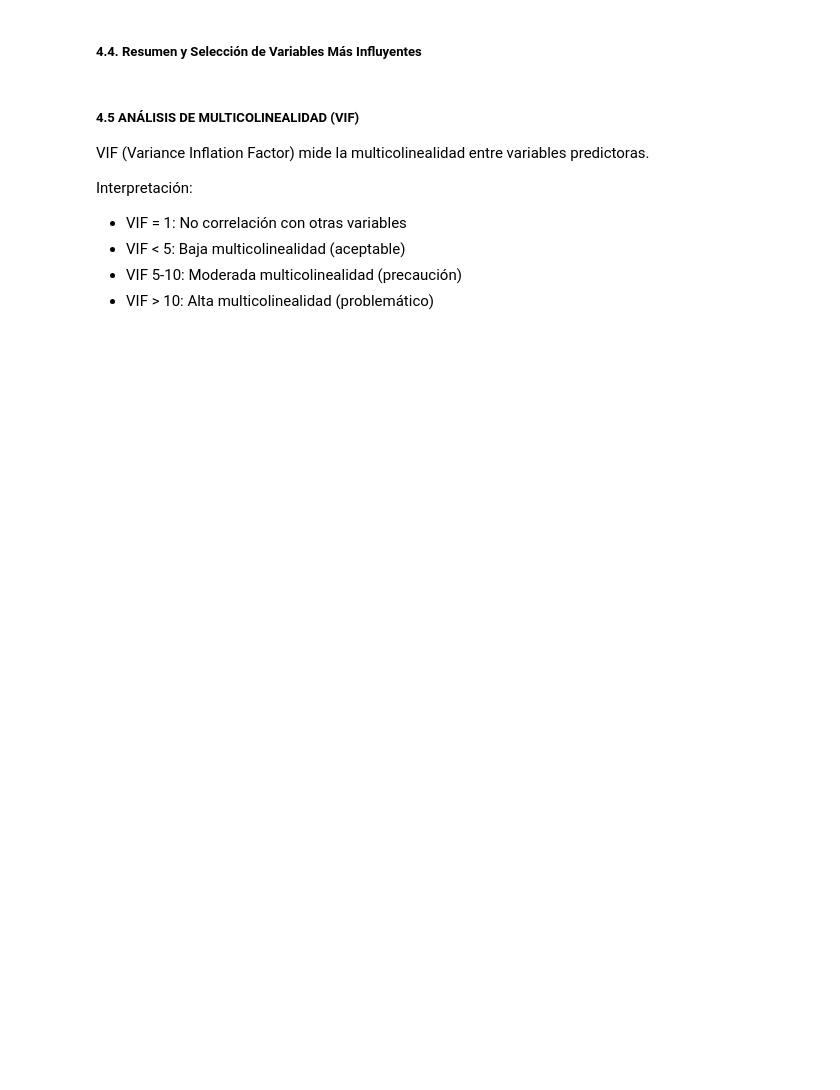
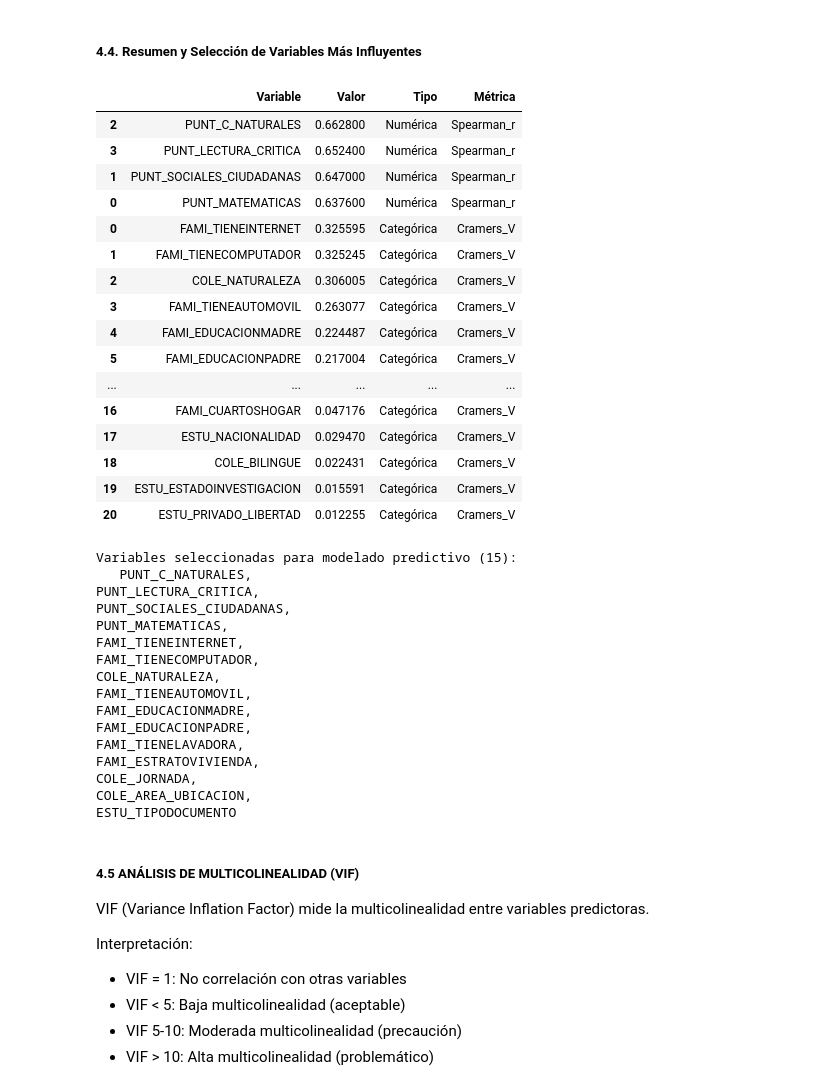
Before and after one commit to flaviofuego/Ia_EDA_analysis, a Jupyter notebook: notebooks/seccion1.ipynb, the cells around one changed output. Cells and saved outputs as stored; diff of their text form; code cells hidden in the pictures; blank space fills up the shorter version.

```diff
--- a/notebooks/seccion1.ipynb
+++ b/notebooks/seccion1.ipynb
@@ -1057,3 +1266,69 @@ with open('../outputs/seccion1/variables_seleccionadas.txt', 'w') as f:
+# %%
+# Combinar variables numéricas y categóricas
+top_numeric = corr_df[['Variable', 'Spearman_r']].copy()
+top_numeric['Tipo'] = 'Numérica'
+top_numeric['Métrica'] = 'Spearman_r'
+top_numeric.rename(columns={'Spearman_r': 'Valor'}, inplace=True)
+
+top_categorical = assoc_df[['Variable', 'Cramers_V']].copy()
+top_categorical['Tipo'] = 'Categórica'
+top_categorical['Métrica'] = 'Cramers_V'
+top_categorical.rename(columns={'Cramers_V': 'Valor'}, inplace=True)
+
+# Normalizar valores para comparar (ambos están en 0-1)
+top_combined = pd.concat([top_numeric, top_categorical]).sort_values('Valor', ascending=False)
+
+display(top_combined)
+
+# Variables seleccionadas para modelado
+selected_features = top_combined.head(15)['Variable'].tolist()
+
+print(f"Variables seleccionadas para modelado predictivo ({len(selected_features)}):")
+poto= ', \n'
+print(f"   {poto.join(selected_features)}")
+
+# Guardar lista de variables seleccionadas
+with open('../outputs/seccion1/variables_seleccionadas.txt', 'w') as f:
+    f.write("VARIABLES SELECCIONADAS PARA MODELADO\n")
+    f.write("="*60 + "\n\n")
+    f.write("Top 15 variables más influyentes sobre DESEMP_INGLES:\n\n")
+    for i, var in enumerate(selected_features, 1):
+        tipo = 'Numérica' if var in score_vars else 'Categórica'
+        f.write(f"{i:2d}. {var:40s} ({tipo})\n")
+# %% [output]
+|  | Variable | Valor | Tipo | Métrica |
+| 2 | PUNT_C_NATURALES | 0.662800 | Numérica | Spearman_r |
+| 3 | PUNT_LECTURA_CRITICA | 0.652400 | Numérica | Spearman_r |
+| 1 | PUNT_SOCIALES_CIUDADANAS | 0.647000 | Numérica | Spearman_r |
+| 0 | PUNT_MATEMATICAS | 0.637600 | Numérica | Spearman_r |
+| 0 | FAMI_TIENEINTERNET | 0.325595 | Categórica | Cramers_V |
+| 1 | FAMI_TIENECOMPUTADOR | 0.325245 | Categórica | Cramers_V |
+| 2 | COLE_NATURALEZA | 0.306005 | Categórica | Cramers_V |
+| 3 | FAMI_TIENEAUTOMOVIL | 0.263077 | Categórica | Cramers_V |
+| 4 | FAMI_EDUCACIONMADRE | 0.224487 | Categórica | Cramers_V |
+| 5 | FAMI_EDUCACIONPADRE | 0.217004 | Categórica | Cramers_V |
+| ... | ... | ... | ... | ... |
+| 16 | FAMI_CUARTOSHOGAR | 0.047176 | Categórica | Cramers_V |
+| 17 | ESTU_NACIONALIDAD | 0.029470 | Categórica | Cramers_V |
+| 18 | COLE_BILINGUE | 0.022431 | Categórica | Cramers_V |
+| 19 | ESTU_ESTADOINVESTIGACION | 0.015591 | Categórica | Cramers_V |
+| 20 | ESTU_PRIVADO_LIBERTAD | 0.012255 | Categórica | Cramers_V |
+Variables seleccionadas para modelado predictivo (15):
+   PUNT_C_NATURALES,
+PUNT_LECTURA_CRITICA,
+PUNT_SOCIALES_CIUDADANAS,
+PUNT_MATEMATICAS,
+FAMI_TIENEINTERNET,
+FAMI_TIENECOMPUTADOR,
+COLE_NATURALEZA,
+FAMI_TIENEAUTOMOVIL,
+FAMI_EDUCACIONMADRE,
+FAMI_EDUCACIONPADRE,
+FAMI_TIENELAVADORA,
+FAMI_ESTRATOVIVIENDA,
+COLE_JORNADA,
+COLE_AREA_UBICACION,
+ESTU_TIPODOCUMENTO
 # %% [markdown]
 ##### 4.5 ANÁLISIS DE MULTICOLINEALIDAD (VIF)
 
```
Also changed, not shown: parts of 42 cells of this notebook, 36 other files.
